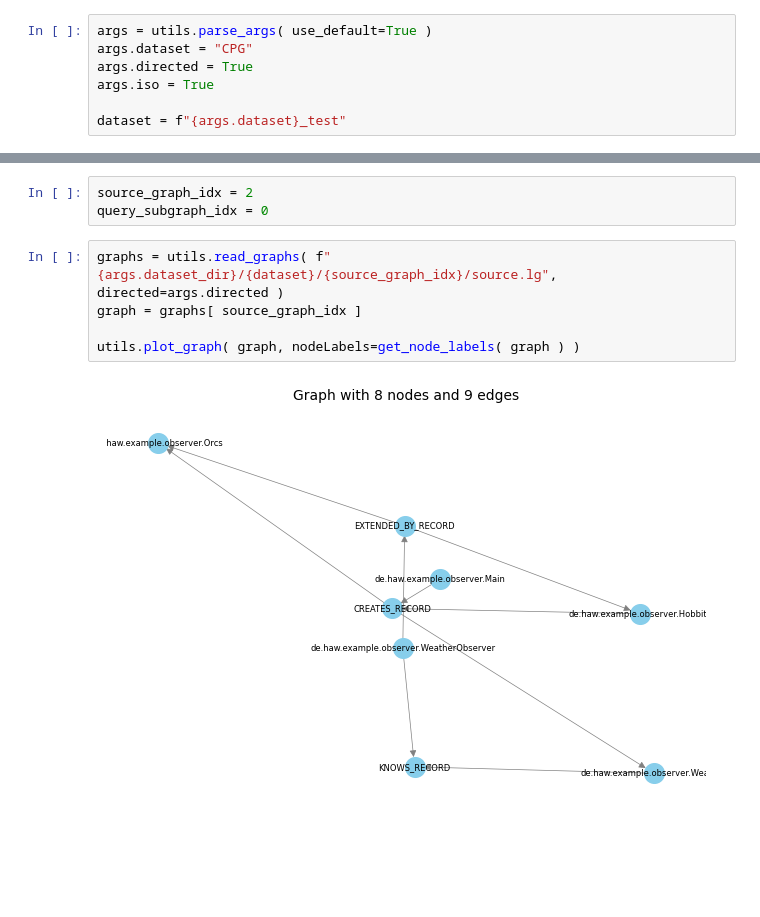
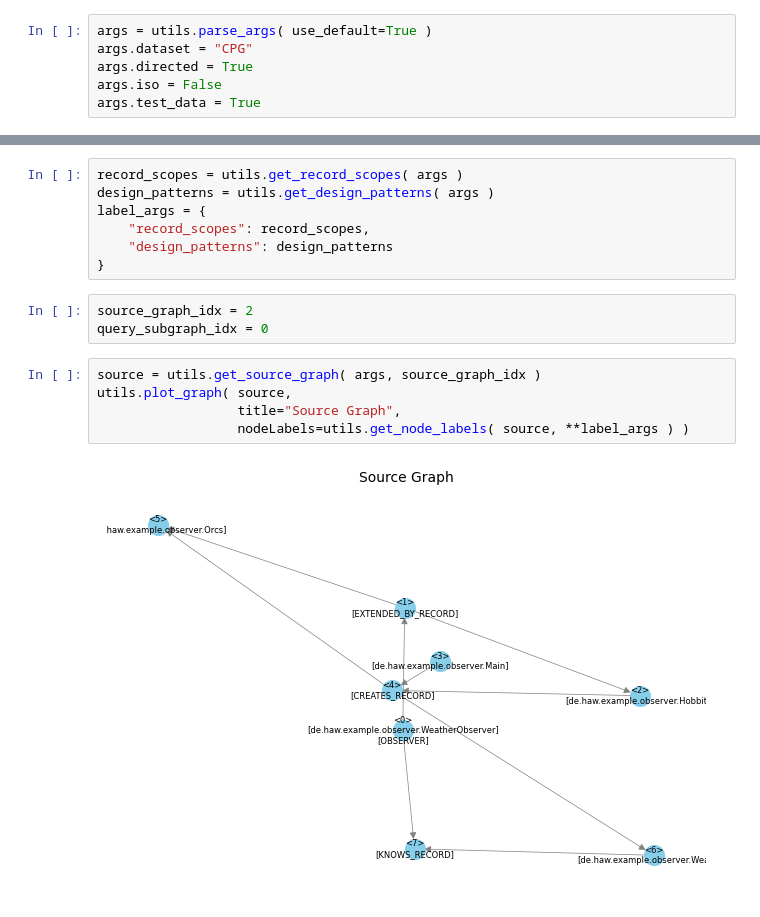
Before and after one commit to DerJeanjour/dpd-subgraph-matching, a Jupyter notebook: matching/glema/notebooks/explore_data.ipynb, the cells around one changed output, grey strips where cells are left out. Drawn from its saved outputs; the diff is of its cells as text; blank space fills up the shorter version.

```diff
--- a/matching/glema/notebooks/explore_data.ipynb
+++ b/matching/glema/notebooks/explore_data.ipynb
@@ -8,6 +8,5 @@ import matching.misc.cpg_const as cpg_const
 args = utils.parse_args( use_default=True )
 args.dataset = "CPG"
 args.directed = True
-args.iso = True
-
-dataset = f"{args.dataset}_test"
+args.iso = False
+args.test_data = True
@@ -40,11 +13,18 @@ def get_node_labels( G, node_id_mapping=None ):
+# %%
+record_scopes = utils.get_record_scopes( args )
+design_patterns = utils.get_design_patterns( args )
+label_args = {
+    "record_scopes": record_scopes,
+    "design_patterns": design_patterns
+}
 # %%
 source_graph_idx = 2
 query_subgraph_idx = 0
 # %%
-graphs = utils.read_graphs( f"{args.dataset_dir}/{dataset}/{source_graph_idx}/source.lg", directed=args.directed )
-graph = graphs[ source_graph_idx ]
-
-utils.plot_graph( graph, nodeLabels=get_node_labels( graph ) )
+source = utils.get_source_graph( args, source_graph_idx )
+utils.plot_graph( source,
+                  title="Source Graph",
+                  nodeLabels=utils.get_node_labels( source, **label_args ) )
 # %% [output]
-[figure, old version]
+[figure, new version]
 # %%
```
Also changed, not shown: parts of 4 cells of this notebook, 1 other file.
